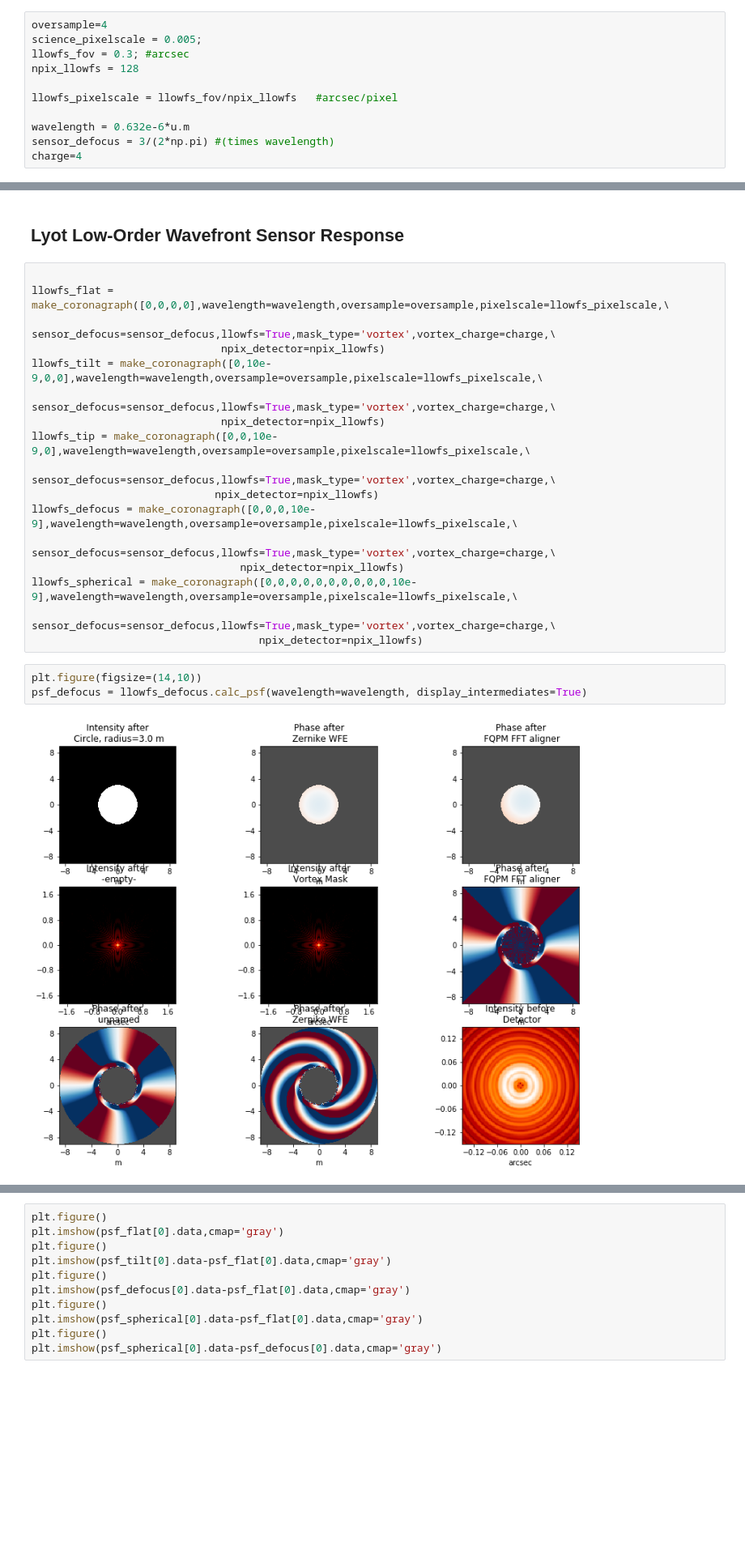
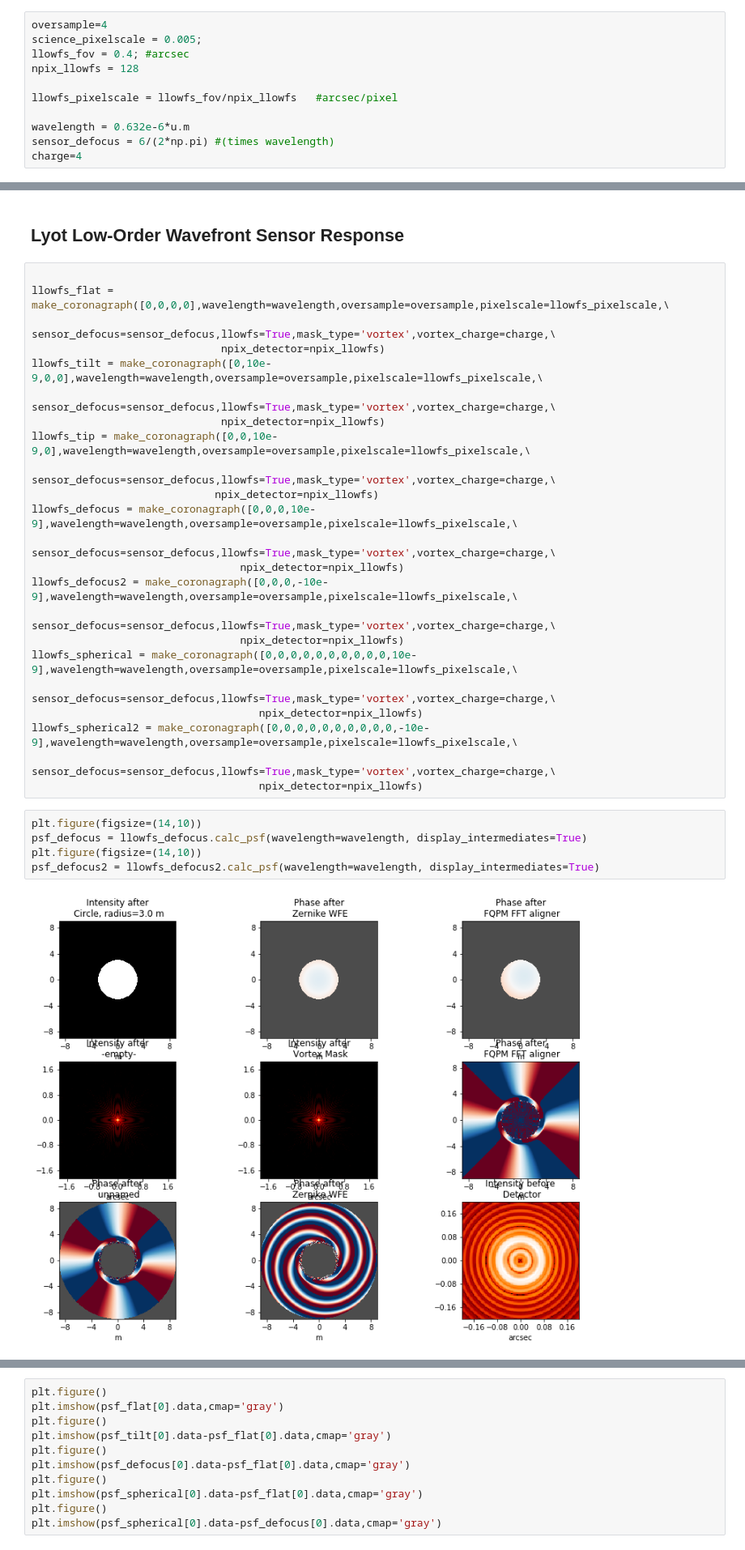
Before and after one commit to gregwallan/coronagraph-NN-data-gen, a Jupyter notebook: Test Responses.ipynb, the cells around one changed output, grey strips where cells are left out. Shown at 81% size. Saved outputs shown, nothing was run; the diff lists cells and outputs as text; blank space fills up the shorter version.

```diff
--- a/Test Responses.ipynb
+++ b/Test Responses.ipynb
@@ -14,13 +14,13 @@ logging.getLogger('poppy').setLevel(logging.WARN)
 # %%
 oversample=4
 science_pixelscale = 0.005;
-llowfs_fov = 0.3; #arcsec
+llowfs_fov = 0.4; #arcsec
 npix_llowfs = 128
 
 llowfs_pixelscale = llowfs_fov/npix_llowfs   #arcsec/pixel
 
 wavelength = 0.632e-6*u.m
-sensor_defocus = 3/(2*np.pi) #(times wavelength)
+sensor_defocus = 6/(2*np.pi) #(times wavelength)
 charge=4
 # %%
 #wfe = [0, 0, 50e-9, 0, 0]
@@ -62,11 +64,19 @@ llowfs_tip = make_coronagraph([0,0,10e-9,0],wavelength=wavelength,oversample=ove
 llowfs_defocus = make_coronagraph([0,0,0,10e-9],wavelength=wavelength,oversample=oversample,pixelscale=llowfs_pixelscale,\
                                 sensor_defocus=sensor_defocus,llowfs=True,mask_type='vortex',vortex_charge=charge,\
                                  npix_detector=npix_llowfs)
+llowfs_defocus2 = make_coronagraph([0,0,0,-10e-9],wavelength=wavelength,oversample=oversample,pixelscale=llowfs_pixelscale,\
+                                sensor_defocus=sensor_defocus,llowfs=True,mask_type='vortex',vortex_charge=charge,\
+                                 npix_detector=npix_llowfs)
 llowfs_spherical = make_coronagraph([0,0,0,0,0,0,0,0,0,0,10e-9],wavelength=wavelength,oversample=oversample,pixelscale=llowfs_pixelscale,\
                                     sensor_defocus=sensor_defocus,llowfs=True,mask_type='vortex',vortex_charge=charge,\
                                     npix_detector=npix_llowfs)
+llowfs_spherical2 = make_coronagraph([0,0,0,0,0,0,0,0,0,0,-10e-9],wavelength=wavelength,oversample=oversample,pixelscale=llowfs_pixelscale,\
+                                    sensor_defocus=sensor_defocus,llowfs=True,mask_type='vortex',vortex_charge=charge,\
+                                    npix_detector=npix_llowfs)
 # %%
 plt.figure(figsize=(14,10))
 psf_defocus = llowfs_defocus.calc_psf(wavelength=wavelength, display_intermediates=True)
+plt.figure(figsize=(14,10))
+psf_defocus2 = llowfs_defocus2.calc_psf(wavelength=wavelength, display_intermediates=True)
 # %% [output]
-[figure, old version]
+[figure, new version]
```
Also changed, not shown: parts of 17 cells of this notebook, 1 other file.
